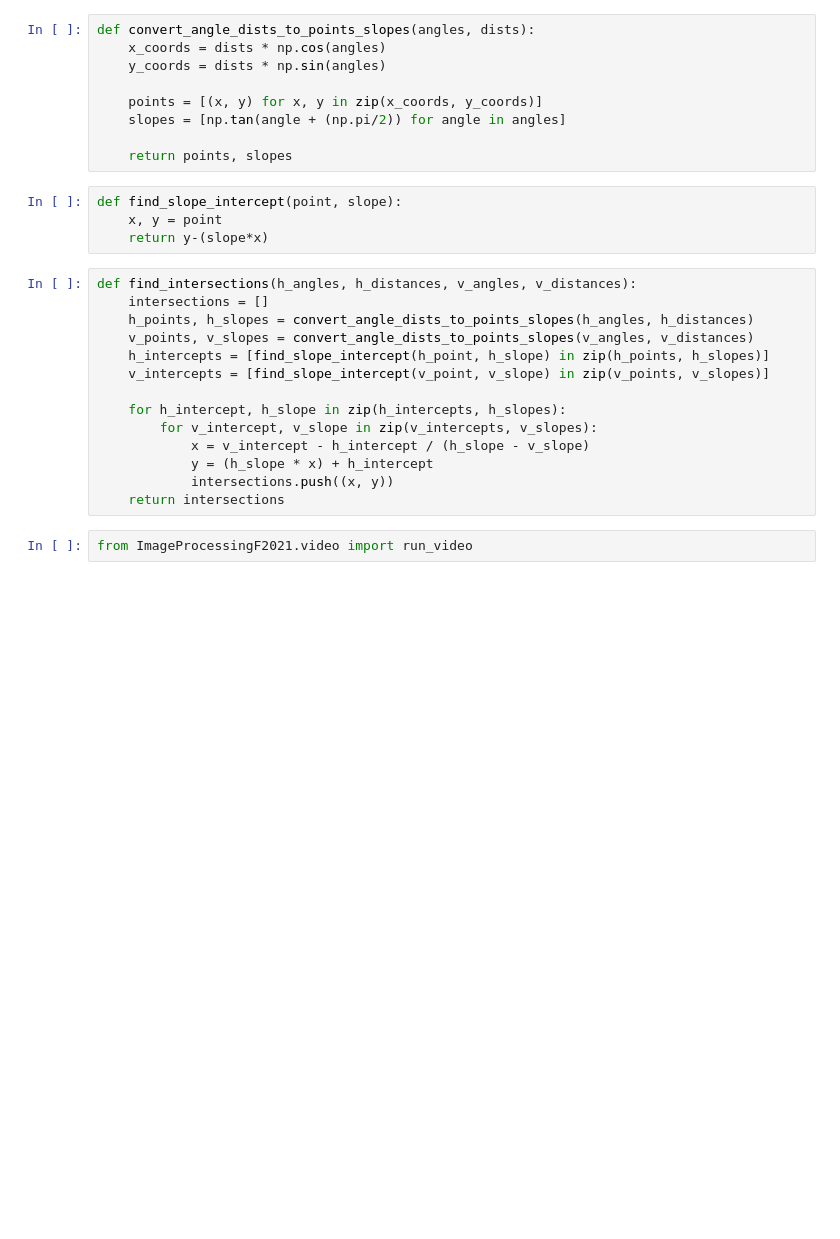
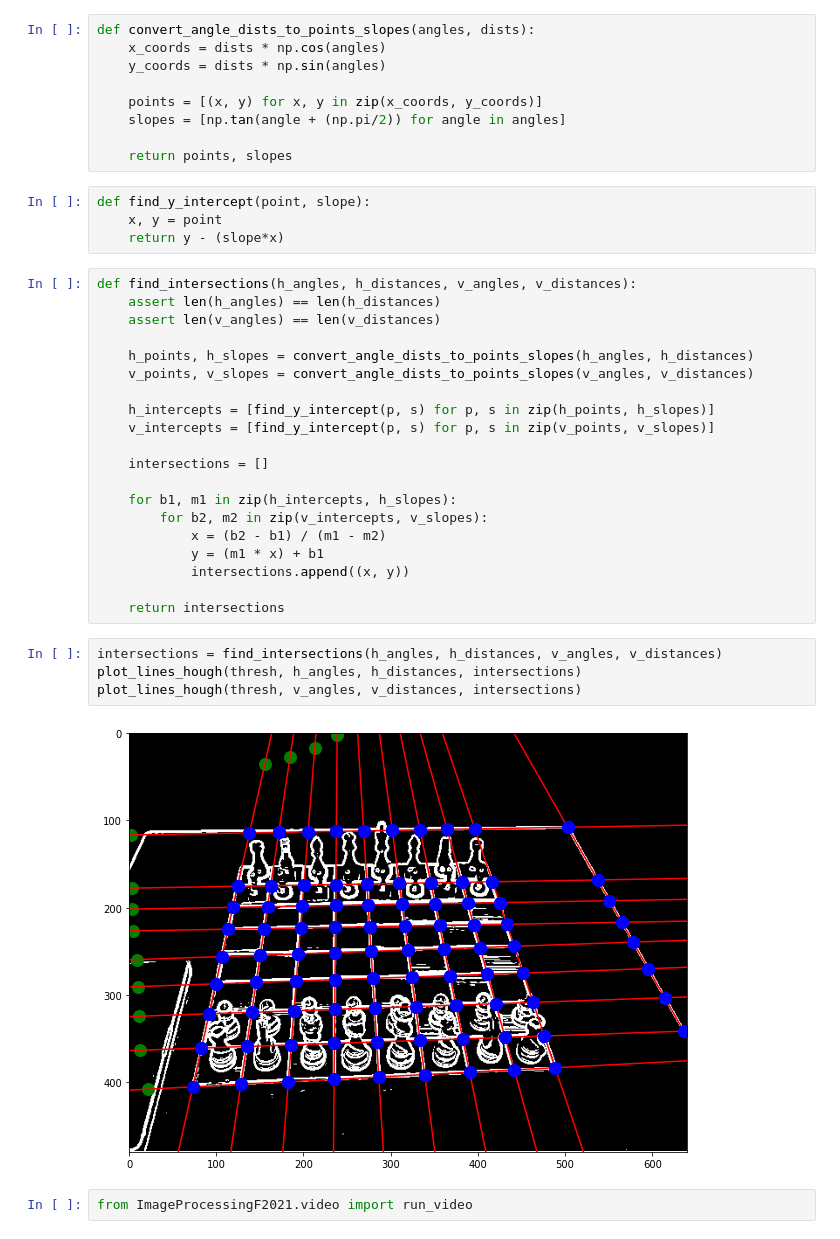
Before and after one commit to tniyer2/chess_image_detection, a Jupyter notebook: chess_detection.ipynb, the cells around one changed output. Cells and saved outputs as stored; diff of their text form; blank space fills up the shorter version.

```diff
--- a/chess_detection.ipynb
+++ b/chess_detection.ipynb
@@ -185,23 +192,35 @@ def convert_angle_dists_to_points_slopes(angles, dists):
 
     return points, slopes
 # %%
-def find_slope_intercept(point, slope):
+def find_y_intercept(point, slope):
     x, y = point
-    return y-(slope*x)
+    return y - (slope*x)
 # %%
 def find_intersections(h_angles, h_distances, v_angles, v_distances):
-    intersections = []
+    assert len(h_angles) == len(h_distances)
+    assert len(v_angles) == len(v_distances)
+
     h_points, h_slopes = convert_angle_dists_to_points_slopes(h_angles, h_distances)
     v_points, v_slopes = convert_angle_dists_to_points_slopes(v_angles, v_distances)
-    h_intercepts = [find_slope_intercept(h_point, h_slope) in zip(h_points, h_slopes)]
-    v_intercepts = [find_slope_intercept(v_point, v_slope) in zip(v_points, v_slopes)]
 
-    for h_intercept, h_slope in zip(h_intercepts, h_slopes):
-        for v_intercept, v_slope in zip(v_intercepts, v_slopes):
-            x = v_intercept - h_intercept / (h_slope - v_slope)
-            y = (h_slope * x) + h_intercept
-            intersections.push((x, y))
+    h_intercepts = [find_y_intercept(p, s) for p, s in zip(h_points, h_slopes)]
+    v_intercepts = [find_y_intercept(p, s) for p, s in zip(v_points, v_slopes)]
+
+    intersections = []
+
+    for b1, m1 in zip(h_intercepts, h_slopes):
+        for b2, m2 in zip(v_intercepts, v_slopes):
+            x = (b2 - b1) / (m1 - m2)
+            y = (m1 * x) + b1
+            intersections.append((x, y))
+
     return intersections
+# %%
+intersections = find_intersections(h_angles, h_distances, v_angles, v_distances)
+plot_lines_hough(thresh, h_angles, h_distances, intersections)
+plot_lines_hough(thresh, v_angles, v_distances, intersections)
+# %% [output]
+[figure, added]
 # %%
 from ImageProcessingF2021.video import run_video
 # %%
```
Also changed, not shown: parts of 8 cells of this notebook, 1 other file.
